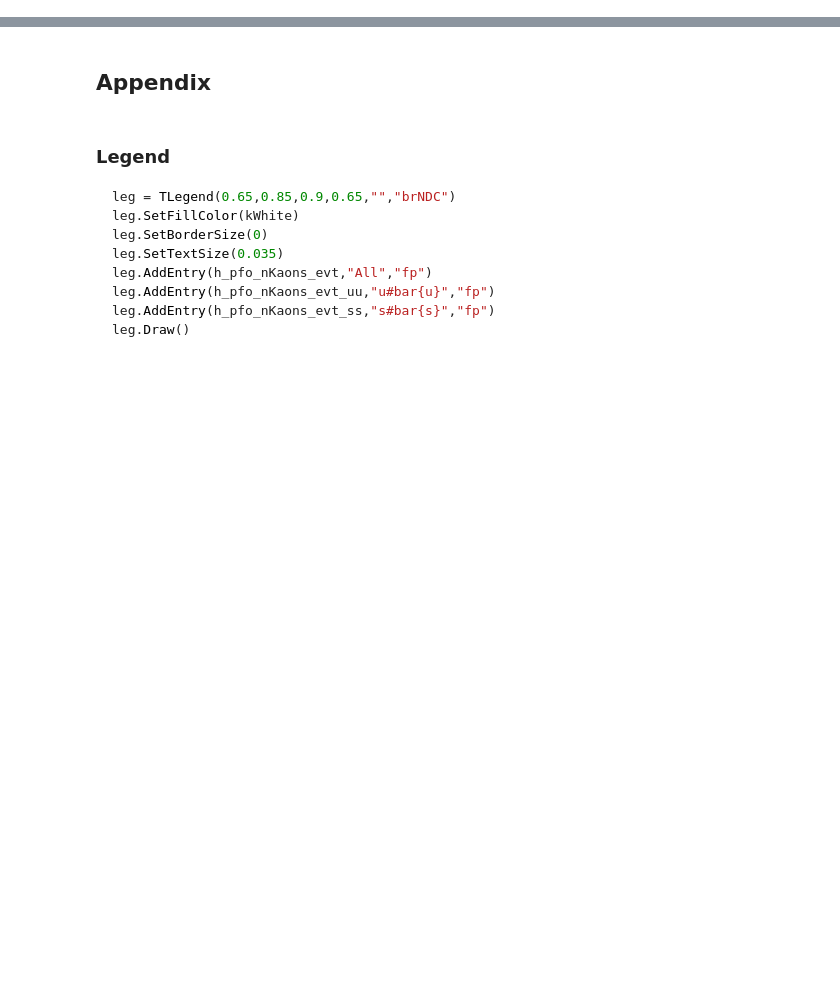
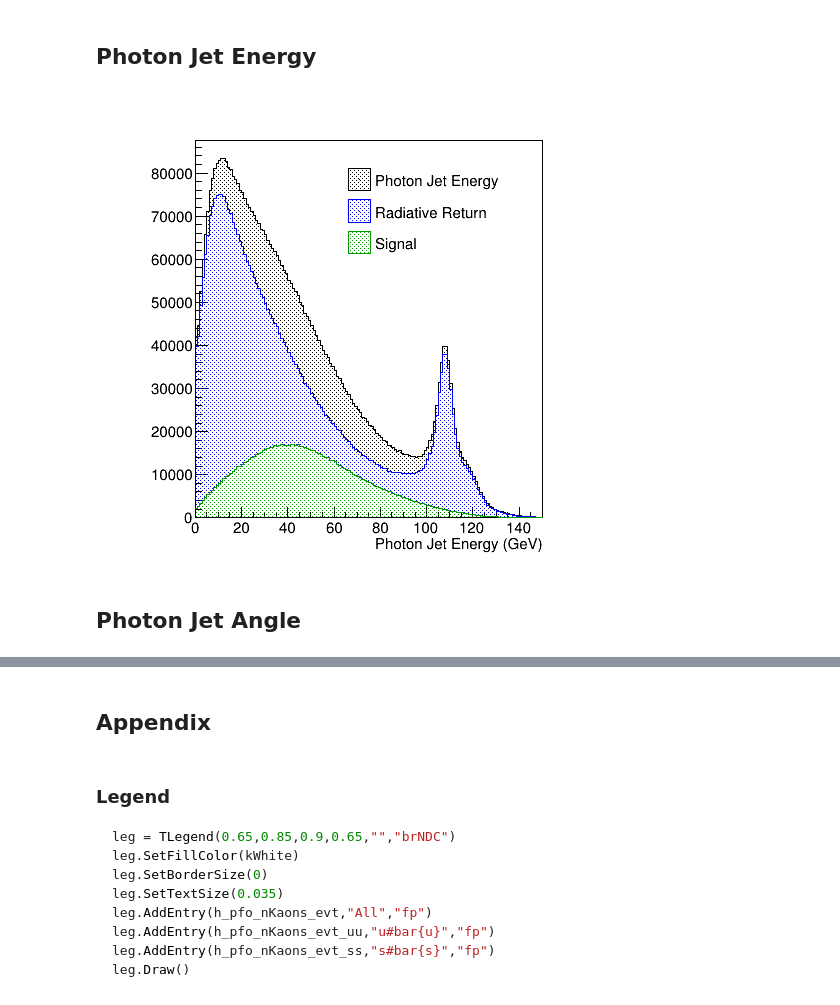
Before and after one commit to yuichiok/VertexMacro, a Jupyter notebook: QQbar250/jupyter/ssbar/PreSelection/PreSelection.ipynb, the cells around one changed output, grey strips where cells are left out. Cells and saved outputs as stored; diff of their text form; code cells hidden in the pictures; blank space fills up the shorter version.

```diff
--- a/QQbar250/jupyter/ssbar/PreSelection/PreSelection.ipynb
+++ b/QQbar250/jupyter/ssbar/PreSelection/PreSelection.ipynb
@@ -93,0 +142,2 @@ c2.Draw()
+# %% [markdown]
+## Photon Jet Energy
@@ -93,0 +152,2 @@ c2.Draw()
+# %%
+c3 = TCanvas("c3","c3",500,500)
@@ -93,0 +170,6 @@ c2.Draw()
+# %%
+c3.Draw()
+# %% [output]
+[figure, added]
+# %% [markdown]
+## Photon Jet Angle
```
Also changed, not shown: parts of 34 cells of this notebook.
